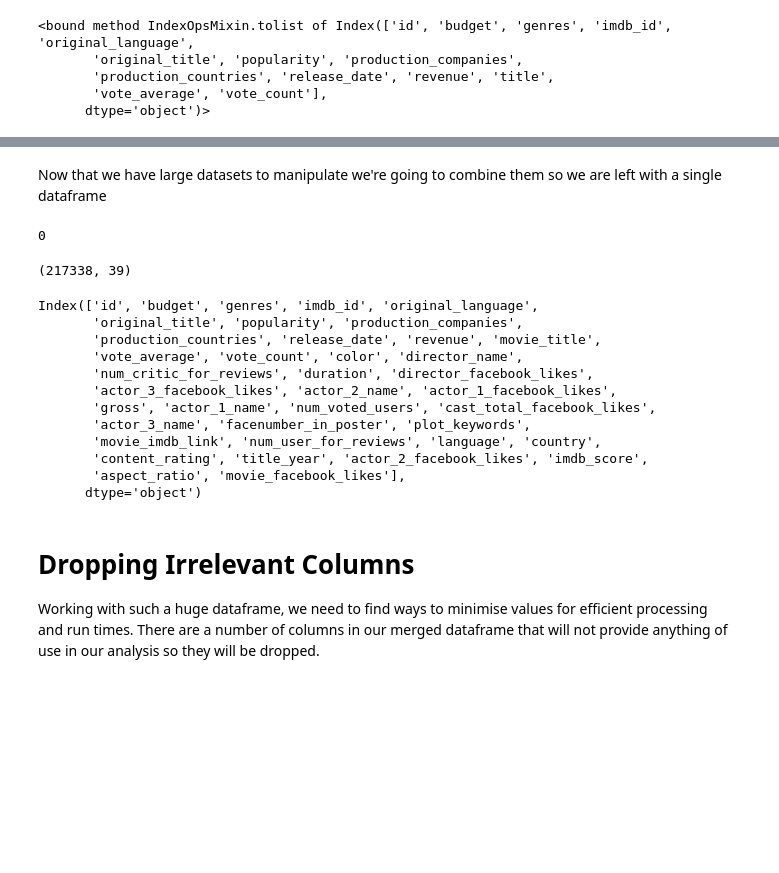
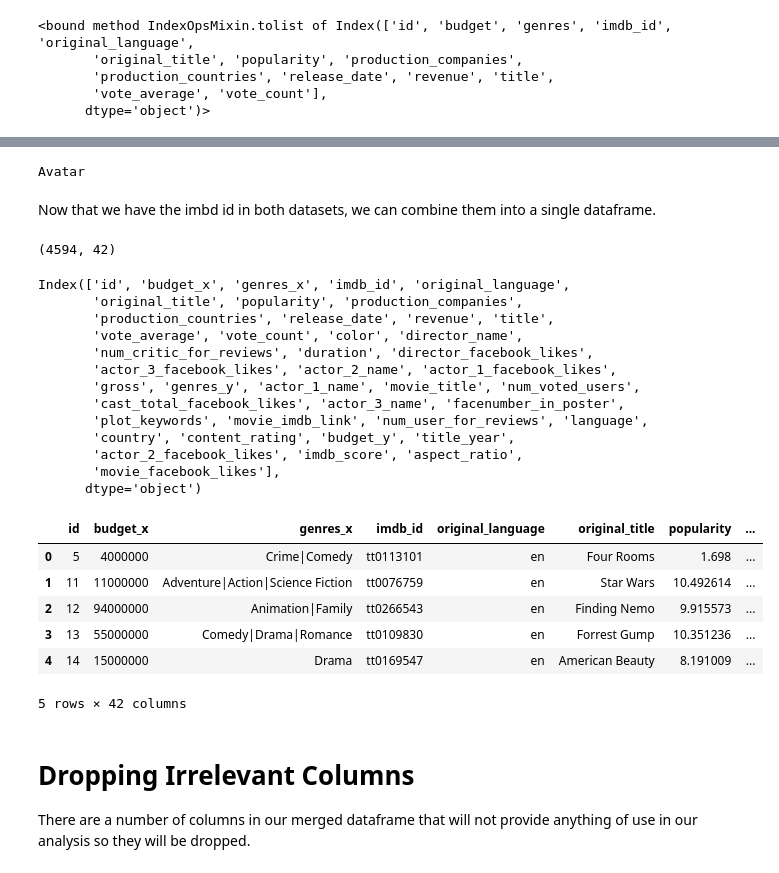
Before and after one commit to arianaroz/data-science-project-2019, a Jupyter notebook: project_working.ipynb, the cells around one changed output, grey strips where cells are left out. Drawn from its saved outputs; the diff is of its cells as text; code cells hidden in the pictures; blank space fills up the shorter version.

Commit message:
extract imdb id in first df so merge is more accurate

```diff
--- a/project_working.ipynb
+++ b/project_working.ipynb
@@ -35,4 +35,4 @@ movie_data.head()
 5 rows × 28 columns
 # %%
 #Dropping any duplicate films
-movie_data.drop_duplicates(keep=False, inplace=True)
+#movie_data.drop_duplicates(keep=False, inplace=True)
@@ -144,0 +86,8 @@ df[['movie_title', 'title']]
+# %%
+#get length of the col
+total_len = len(movie_data['movie_imdb_link'])
+values = []
+for i in range(total_len):
+    value = movie_data['movie_imdb_link'][i].split('/')[-2]
+    values.append(value)#split the string to obtain id
+movie_data['imdb_id'] = values #add the values in a new column
@@ -145,34 +109,46 @@ df[['movie_title', 'title']]
+# %%
+#example
+for index, row in movie_data.iterrows():
+    if row['imdb_id'] == 'tt0499549':
+        print(row['movie_title'])
+# %% [output]
+Avatar
 # %% [markdown]
-Now that we have large datasets to manipulate we're going to combine them so we are left with a single dataframe
+Now that we have the imbd id in both datasets, we can combine them into a single dataframe.
-# %%
-temp_movies = movies
-temp_moviedata = movie_data
-temp_movies = temp_movies.rename({'title':'movie_title'},axis = 1)
-working_df = pd.merge(temp_movies,temp_moviedata,how = 'outer')
-sum(working_df.duplicated())
-# %% [output]
-0
+# %%
+new_df = pd.merge(movies,movie_data,on='imdb_id')
 # %%
-working_df.shape
+new_df.shape
 # %% [output]
-(217338, 39)
+(4594, 42)
 # %%
-working_df.columns
+new_df.columns
 # %% [output]
-Index(['id', 'budget', 'genres', 'imdb_id', 'original_language',
+Index(['id', 'budget_x', 'genres_x', 'imdb_id', 'original_language',
        'original_title', 'popularity', 'production_companies',
-       'production_countries', 'release_date', 'revenue', 'movie_title',
+       'production_countries', 'release_date', 'revenue', 'title',
        'vote_average', 'vote_count', 'color', 'director_name',
        'num_critic_for_reviews', 'duration', 'director_facebook_likes',
        'actor_3_facebook_likes', 'actor_2_name', 'actor_1_facebook_likes',
-       'gross', 'actor_1_name', 'num_voted_users', 'cast_total_facebook_likes',
-       'actor_3_name', 'facenumber_in_poster', 'plot_keywords',
-       'movie_imdb_link', 'num_user_for_reviews', 'language', 'country',
-       'content_rating', 'title_year', 'actor_2_facebook_likes', 'imdb_score',
-       'aspect_ratio', 'movie_facebook_likes'],
+       'gross', 'genres_y', 'actor_1_name', 'movie_title', 'num_voted_users',
+       'cast_total_facebook_likes', 'actor_3_name', 'facenumber_in_poster',
+       'plot_keywords', 'movie_imdb_link', 'num_user_for_reviews', 'language',
+       'country', 'content_rating', 'budget_y', 'title_year',
+       'actor_2_facebook_likes', 'imdb_score', 'aspect_ratio',
+       'movie_facebook_likes'],
       dtype='object')
+# %%
+new_df.head()
+# %% [output]
+|  | id | budget_x | genres_x | imdb_id | original_language | original_title | popularity | ... |
+| 0 | 5 | 4000000 | Crime|Comedy | tt0113101 | en | Four Rooms | 1.698 | ... |
+| 1 | 11 | 11000000 | Adventure|Action|Science Fiction | tt0076759 | en | Star Wars | 10.492614 | ... |
+| 2 | 12 | 94000000 | Animation|Family | tt0266543 | en | Finding Nemo | 9.915573 | ... |
+| 3 | 13 | 55000000 | Comedy|Drama|Romance | tt0109830 | en | Forrest Gump | 10.351236 | ... |
+| 4 | 14 | 15000000 | Drama | tt0169547 | en | American Beauty | 8.191009 | ... |
+5 rows × 42 columns
 # %% [markdown]
 # Dropping Irrelevant Columns
 
-Working with such a huge dataframe, we need to find ways to minimise values for efficient processing and run times. There are a number of columns in our merged dataframe that will not provide anything of use in our analysis so they will be dropped.
+There are a number of columns in our merged dataframe that will not provide anything of use in our analysis so they will be dropped.
 # %%
```
Also changed, not shown: parts of 17 cells of this notebook.
